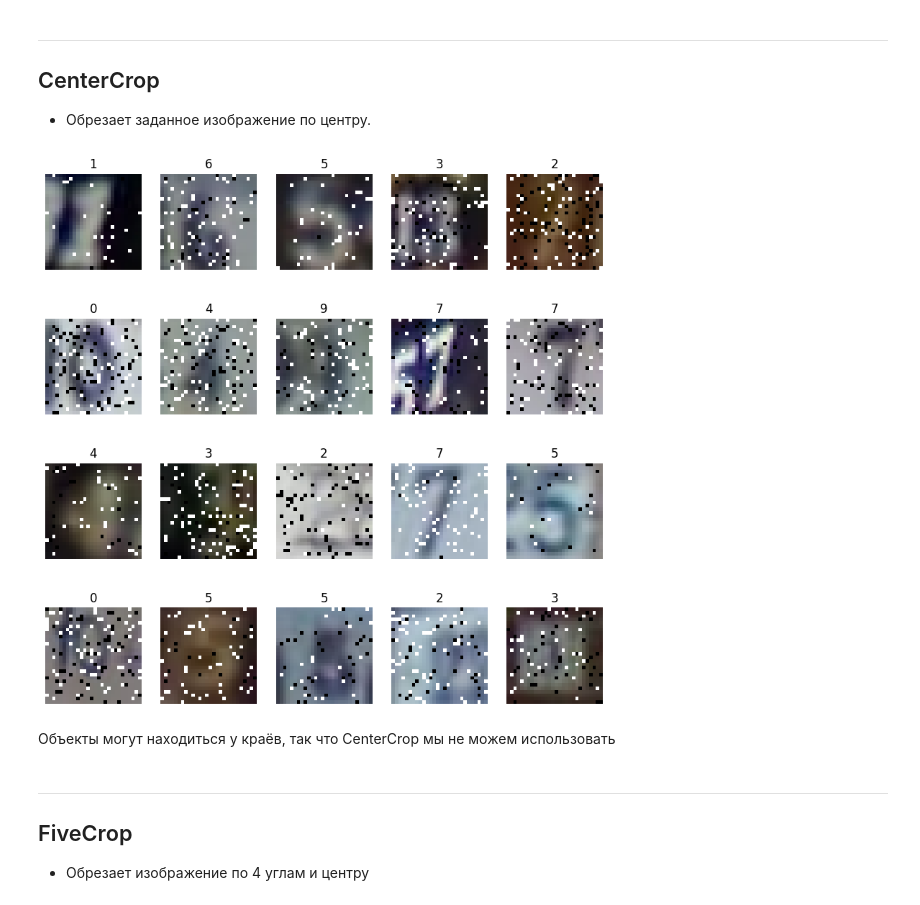
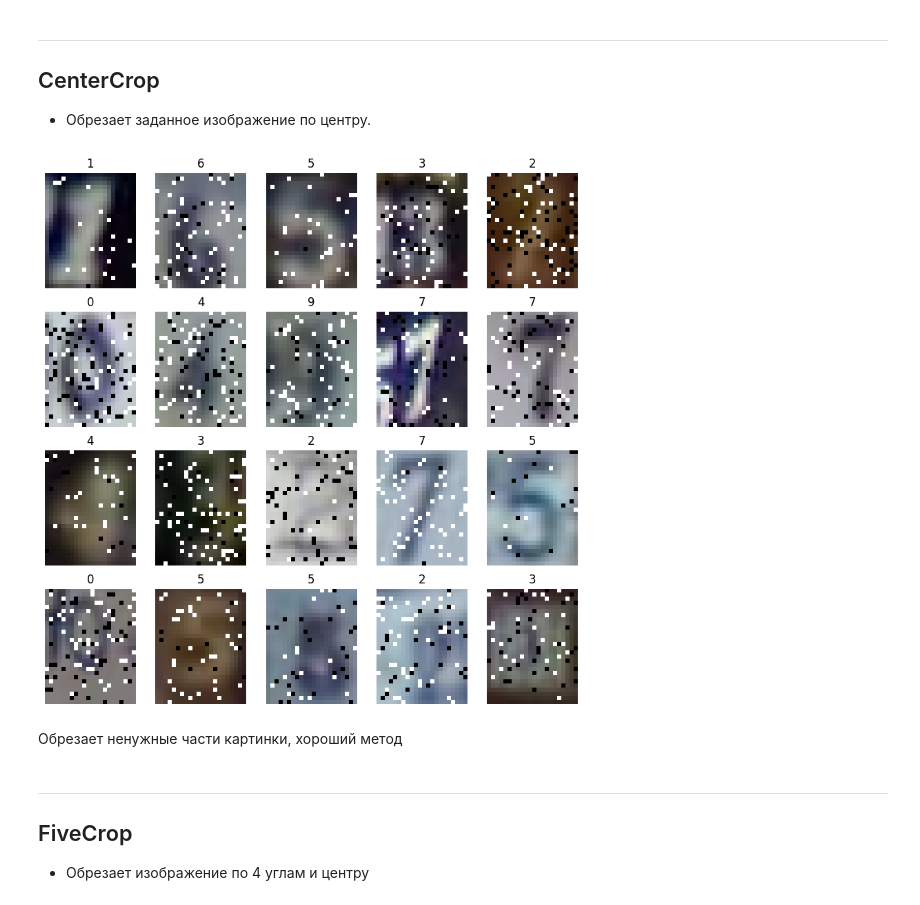
Before and after one commit to GrishaTS/YaMlProject, a Jupyter notebook: notebooks/skewbek/Augmentation/augmentation.ipynb, the cells around one changed output. Saved outputs shown, nothing was run; the diff lists cells and outputs as text; code cells hidden in the pictures.

```diff
--- a/notebooks/skewbek/Augmentation/augmentation.ipynb
+++ b/notebooks/skewbek/Augmentation/augmentation.ipynb
@@ -59,12 +61,12 @@ draw_aug_ds(resize)
 ## CenterCrop
 - Обрезает заданное изображение по центру.
 # %%
-center_crop = tv.transforms.CenterCrop(size=(28, 28))
+center_crop = tv.transforms.CenterCrop(size=(28, 22))
 draw_aug_ds(center_crop)
 # %% [output]
-[figure, old version]
+[figure, new version]
-# %% [markdown]
-Объекты могут находиться у краёв, так что CenterCrop мы не можем использовать
+# %% [markdown]
+Обрезает ненужные части картинки, хороший метод
 # %% [markdown]
 ----
 ## FiveCrop
```
Also changed, not shown: parts of 11 cells of this notebook, 21 other files.
